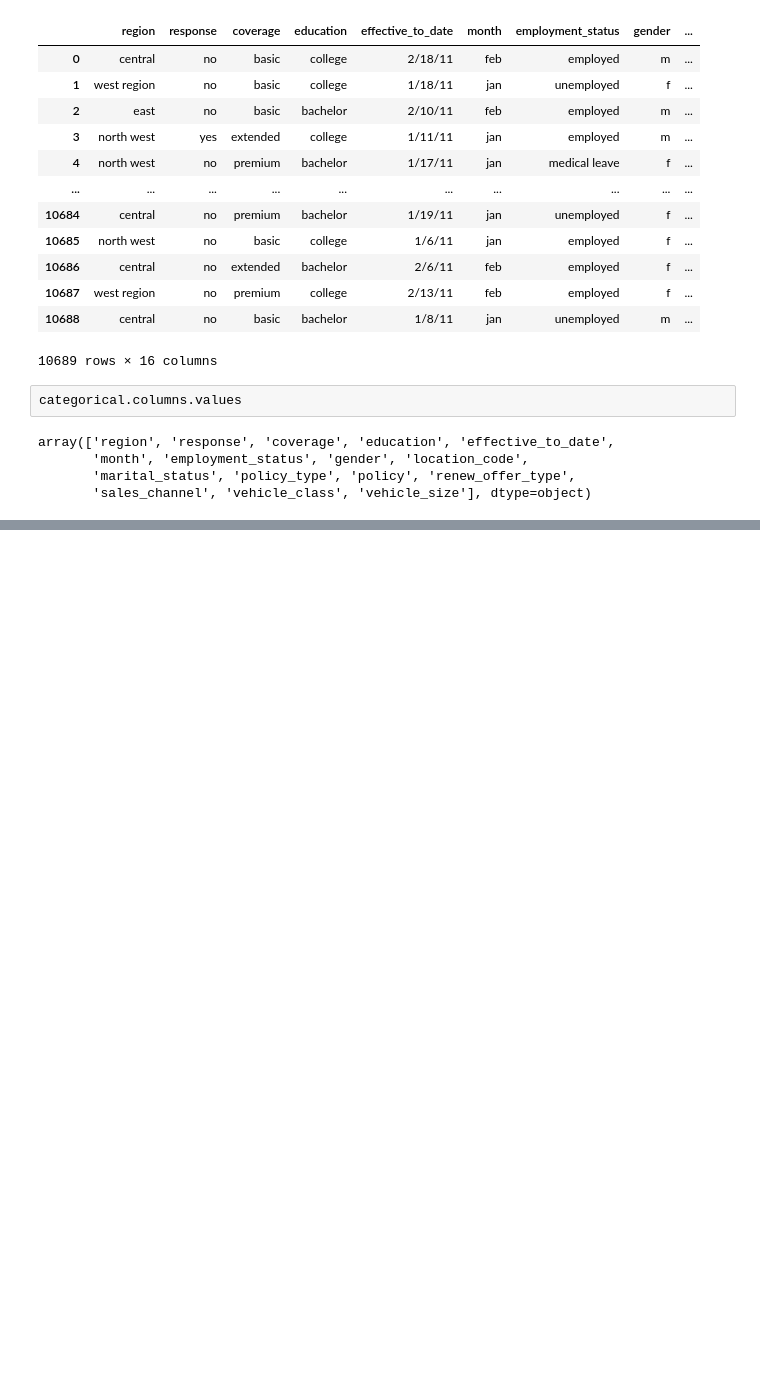
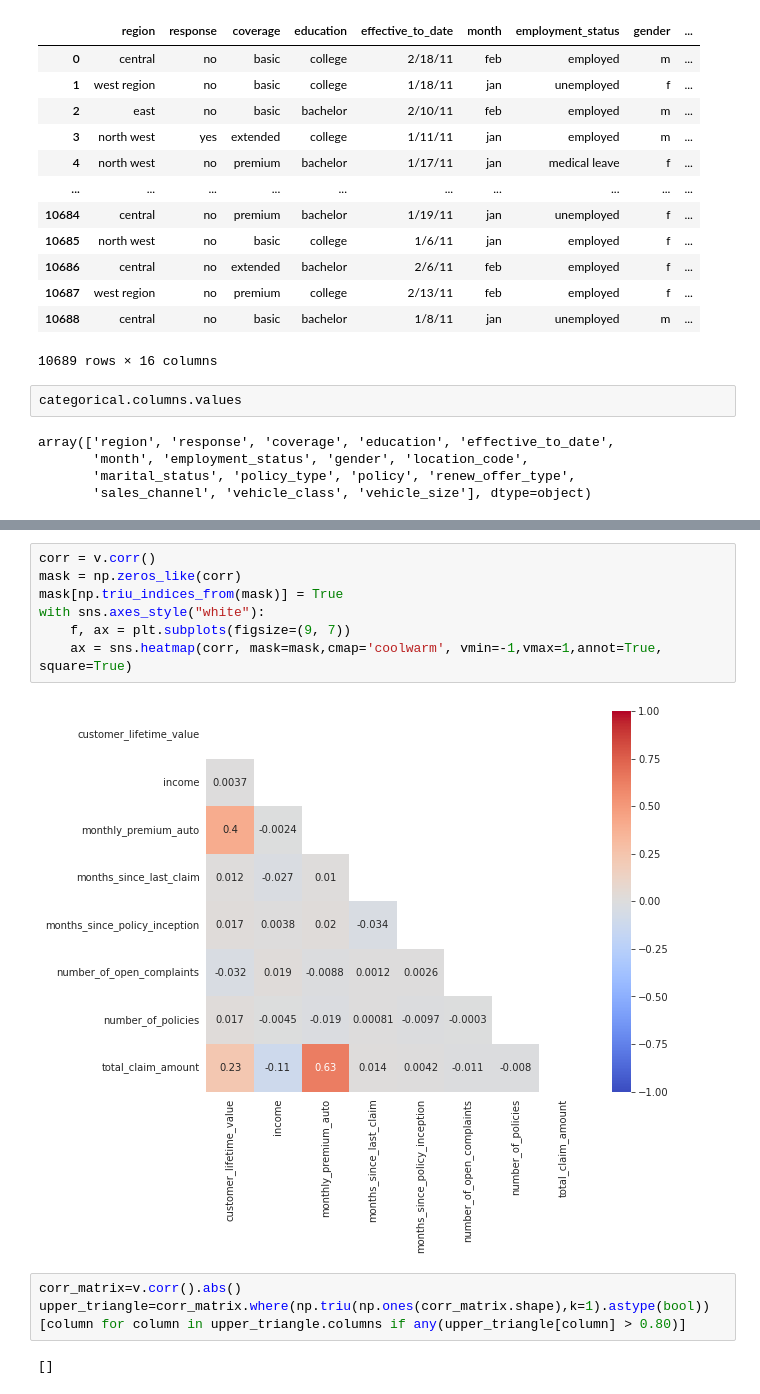
Before and after one commit to fprieto8111/IronLabs, a Jupyter notebook: Data Transformation.ipynb, the cells around one changed output, grey strips where cells are left out. Drawn from its saved outputs; the diff is of its cells as text; blank space fills up the shorter version.

```diff
--- a/Data Transformation.ipynb
+++ b/Data Transformation.ipynb
@@ -91,0 +143,15 @@ categorical.head()
+# %%
+corr = v.corr()
+mask = np.zeros_like(corr)
+mask[np.triu_indices_from(mask)] = True
+with sns.axes_style("white"):
+    f, ax = plt.subplots(figsize=(9, 7))
+    ax = sns.heatmap(corr, mask=mask,cmap='coolwarm', vmin=-1,vmax=1,annot=True, square=True)
+# %% [output]
+[figure, added]
+# %%
+corr_matrix=v.corr().abs()
+upper_triangle=corr_matrix.where(np.triu(np.ones(corr_matrix.shape),k=1).astype(bool))
+[column for column in upper_triangle.columns if any(upper_triangle[column] > 0.80)]
+# %% [output]
+[]
```
Also changed, not shown: parts of 25 cells of this notebook.
